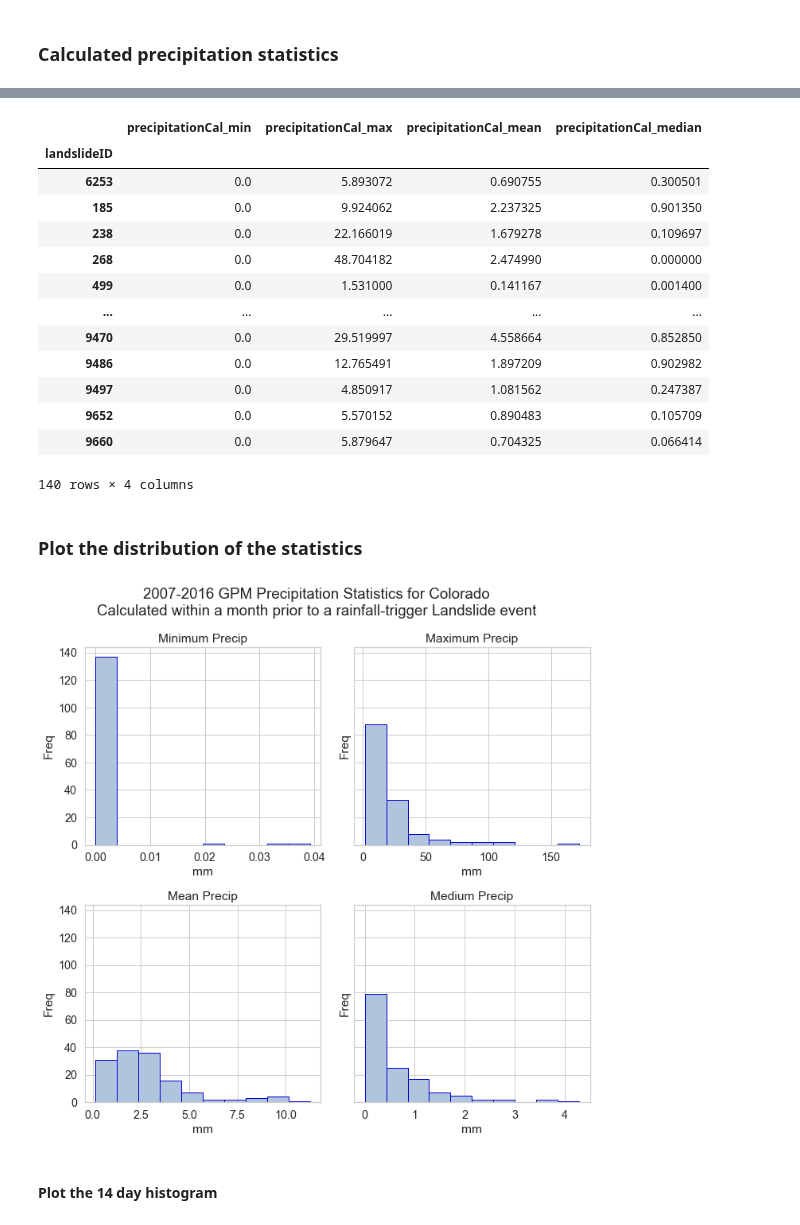
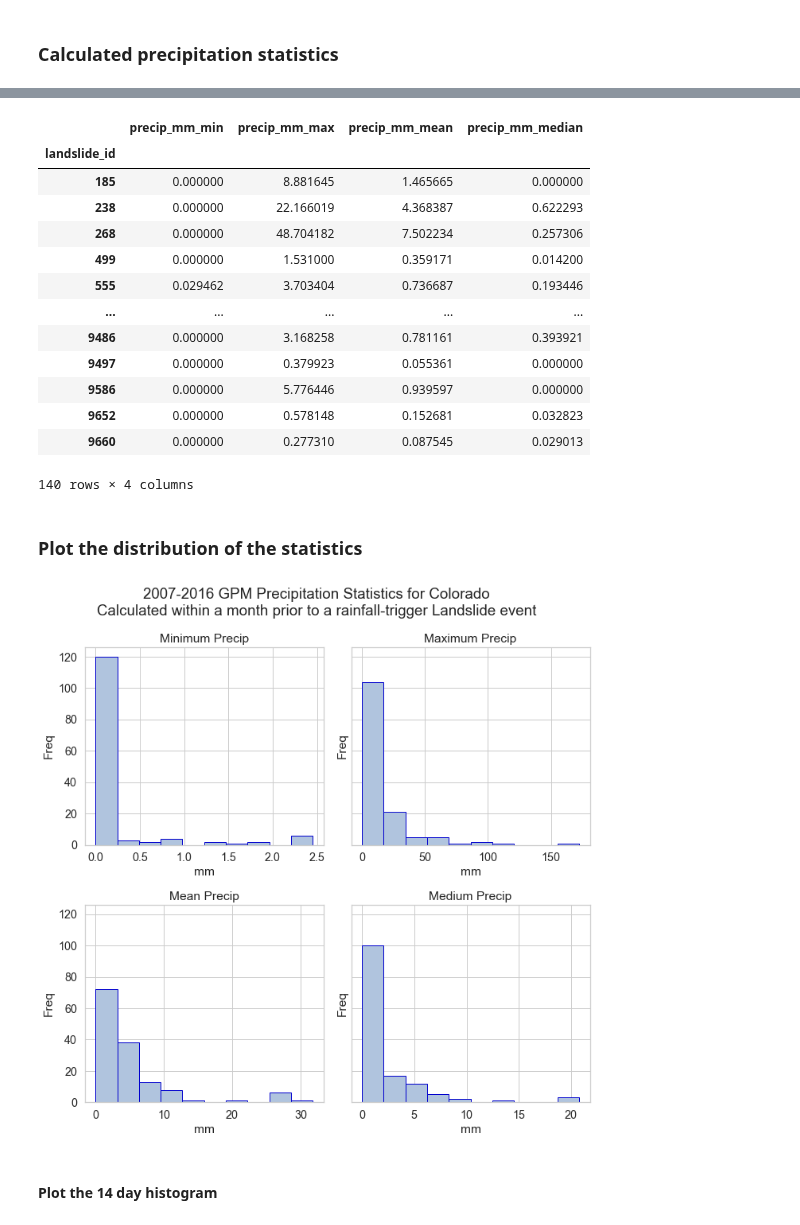
Before and after one commit to jacquiewitte/capstone-landslides-soilmoisture, a Jupyter notebook: landslide_gpm_precipaccum_timeseries.ipynb, the cells around one changed output, grey strips where cells are left out. Cells and saved outputs as stored; diff of their text form; code cells hidden in the pictures.

Commit message:
Faster method to read/extract data

```diff
--- a/landslide_gpm_precipaccum_timeseries.ipynb
+++ b/landslide_gpm_precipaccum_timeseries.ipynb
@@ -220,4 +200,0 @@ test['time'].values, test['lon'].values, test['lat'].values
-# %%
-gpm_7days_df = colocate_to_landslide(glc_co, gpm_xr, periods=7)
-gpm_14days_df = colocate_to_landslide(glc_co, gpm_xr, periods=14)
-gpm_30days_df = colocate_to_landslide(glc_co, gpm_xr, periods=30)
@@ -226,4 +200,0 @@ gpm_30days_df = colocate_to_landslide(glc_co, gpm_xr, periods=30)
-# %%
-gpm_7days_df = add_count(gpm_7days_df, 7)
-gpm_14days_df = add_count(gpm_14days_df, 14)
-gpm_30days_df = add_count(gpm_30days_df, 30)
@@ -252,0 +239,19 @@ ax.text(-2,-65, 'Landslide\nTriggered', color='mediumorchid', fontsize='large');
+# %%
+colors = ['crimson', 'blue', 'yellow', 'green', 'gray']
+
+# get the summary of unique road types
+keys = np.unique(gpm_7days_df['landslide_trigger'])
+
+# create a dictionary of keys:color pairs
+trigger_colors = dict(zip(keys.tolist(), colors[0:len(keys)]))
+trigger_colors
+
+fig, ax = plt.subplots(figsize=(14, 5))
+
+for id, data in gpm_7days_df.groupby('landslide_id'):
+    for k in keys:
+        if data['landslide_trigger'][0] in k:
+            ax.plot(id, data['precip_accum_mm'].max(),
+                   color=trigger_colors[k],
+                   marker='o',
+                   label=k)
@@ -265,60 +271,56 @@ gpm_7days_df.head()
 # %%
-gpm_7day_stats = gpm_7days_df.groupby('landslideID').agg({'precipitationCal': ['min', 'max', 'mean', 'median']})
+gpm_7day_stats = gpm_7days_df.groupby('landslide_id').agg({'precip_mm': ['min', 'max', 'mean', 'median']})
 gpm_7day_stats.columns = gpm_7day_stats.columns.map('_'.join)
 gpm_7day_stats
-
-gpm_30day_stats = gpm_30days_df.groupby('landslideID').agg({'precipitationCal': ['min', 'max', 'mean', 'median']})
-gpm_30day_stats.columns = gpm_30day_stats.columns.map('_'.join)
-gpm_30day_stats
 # %% [output]
-|  | precipitationCal_min | precipitationCal_max | precipitationCal_mean | precipitationCal_median |
-| landslideID |  |  |  |  |
-| 6253 | 0.0 | 5.893072 | 0.690755 | 0.300501 |
-| 185 | 0.0 | 9.924062 | 2.237325 | 0.901350 |
-| 238 | 0.0 | 22.166019 | 1.679278 | 0.109697 |
-| 268 | 0.0 | 48.704182 | 2.474990 | 0.000000 |
-| 499 | 0.0 | 1.531000 | 0.141167 | 0.001400 |
+|  | precip_mm_min | precip_mm_max | precip_mm_mean | precip_mm_median |
+| landslide_id |  |  |  |  |
+| 185 | 0.000000 | 8.881645 | 1.465665 | 0.000000 |
+| 238 | 0.000000 | 22.166019 | 4.368387 | 0.622293 |
+| 268 | 0.000000 | 48.704182 | 7.502234 | 0.257306 |
+| 499 | 0.000000 | 1.531000 | 0.359171 | 0.014200 |
+| 555 | 0.029462 | 3.703404 | 0.736687 | 0.193446 |
 | ... | ... | ... | ... | ... |
-| 9470 | 0.0 | 29.519997 | 4.558664 | 0.852850 |
-| 9486 | 0.0 | 12.765491 | 1.897209 | 0.902982 |
-| 9497 | 0.0 | 4.850917 | 1.081562 | 0.247387 |
-| 9652 | 0.0 | 5.570152 | 0.890483 | 0.105709 |
-| 9660 | 0.0 | 5.879647 | 0.704325 | 0.066414 |
+| 9486 | 0.000000 | 3.168258 | 0.781161 | 0.393921 |
+| 9497 | 0.000000 | 0.379923 | 0.055361 | 0.000000 |
+| 9586 | 0.000000 | 5.776446 | 0.939597 | 0.000000 |
+| 9652 | 0.000000 | 0.578148 | 0.152681 | 0.032823 |
+| 9660 | 0.000000 | 0.277310 | 0.087545 | 0.029013 |
 140 rows × 4 columns
 # %% [markdown]
 ### Plot the distribution of the statistics
 # %%
 fig, ((ax1, ax2), (ax3, ax4)) = plt.subplots(ncols=2, nrows=2,
                                          figsize=(10, 10),
                                          sharey=True)
 # Add overall figure title
 tit1 = '2007-2016 GPM Precipitation Statistics for Colorado'
 tit2 = 'Calculated within a month prior to a rainfall-trigger Landslide event'
 fig.suptitle(tit1+'\n'+tit2)
 
 
 # the histogram of the data
-gpm_30day_stats['precipitationCal_min'].hist(ax=ax1,
+gpm_7day_stats['precip_mm_min'].hist(ax=ax1,
                               color='lightsteelblue', edgecolor='mediumblue')
-gpm_30day_stats['precipitationCal_max'].hist(ax=ax2,
+gpm_7day_stats['precip_mm_max'].hist(ax=ax2,
                               color='lightsteelblue', edgecolor='mediumblue')
-gpm_30day_stats['precipitationCal_mean'].hist(ax=ax3,
+gpm_7day_stats['precip_mm_mean'].hist(ax=ax3,
                               color='lightsteelblue', edgecolor='mediumblue')
-gpm_30day_stats['precipitationCal_median'].hist(ax=ax4,
+gpm_7day_stats['precip_mm_median'].hist(ax=ax4,
                               color='lightsteelblue', edgecolor='mediumblue')
 
 ax1.set(xlabel='mm', ylabel='Freq',
         title='Minimum Precip');
 ax2.set(xlabel='mm', ylabel='Freq',
         title='Maximum Precip');
 ax3.set(xlabel='mm', ylabel='Freq',
         title='Mean Precip');
 ax4.set(xlabel='mm', ylabel='Freq',
         title='Medium Precip');
 
 fig.tight_layout()
 # %% [output]
-[figure, old version]
+[figure, new version]
 # %% [markdown]
 #### Plot the 14 day histogram
 # %%
```
Also changed, not shown: parts of 25 cells of this notebook.
